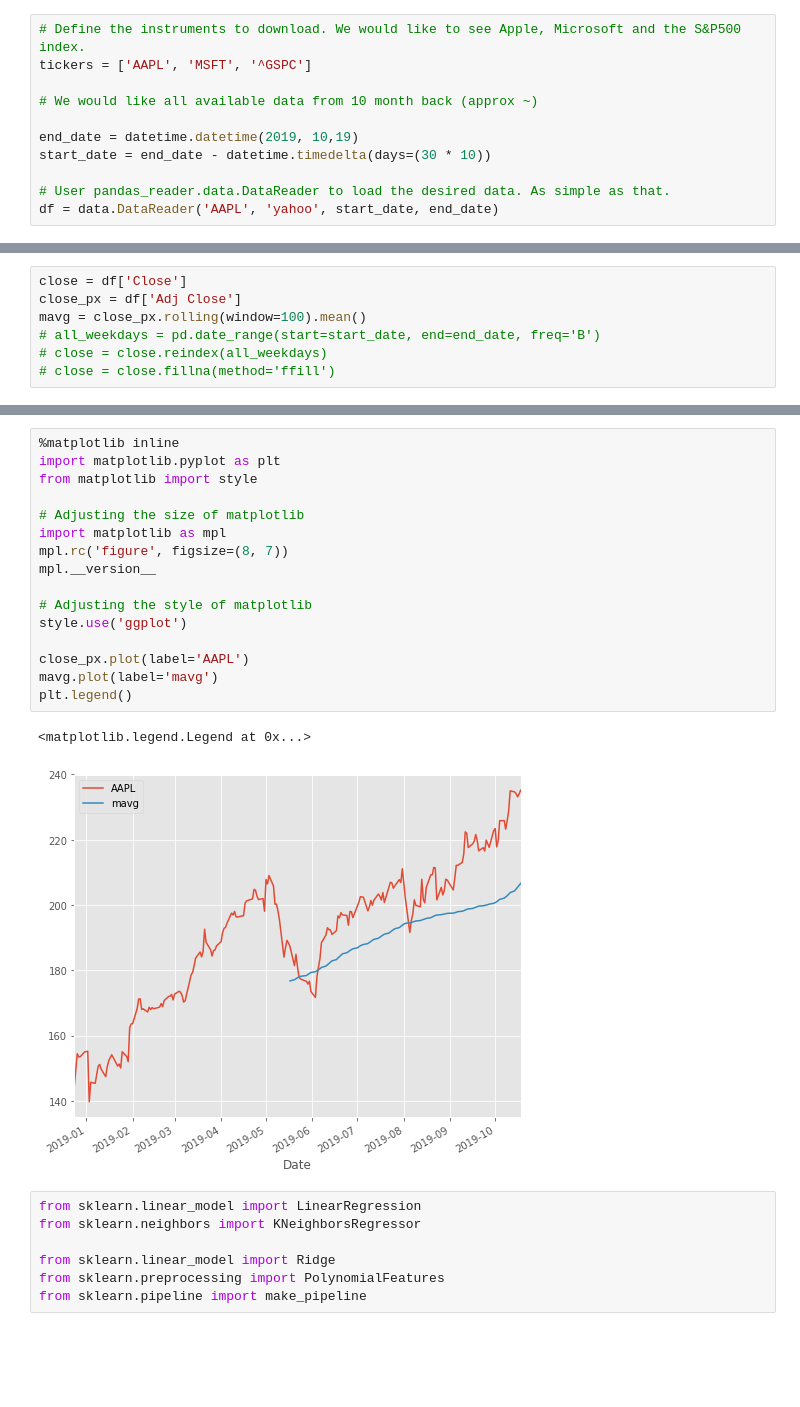
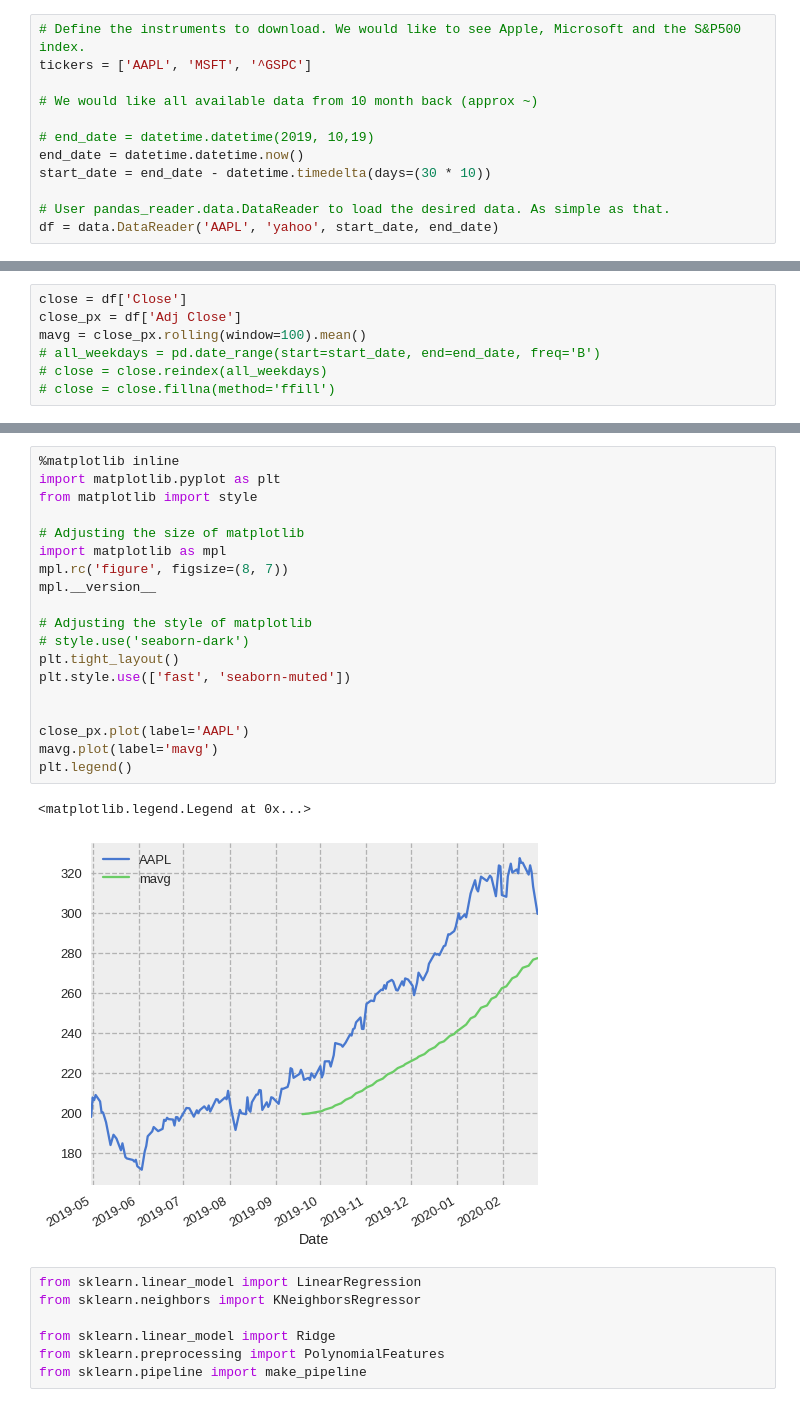
Before and after one commit to vaibhavCodian/Predictoor, a Jupyter notebook: model/Get & Preprocess_stock.ipynb, the cells around one changed output, grey strips where cells are left out. Cells and saved outputs as stored; diff of their text form; blank space fills up the shorter version.

```diff
--- a/model/Get & Preprocess_stock.ipynb
+++ b/model/Get & Preprocess_stock.ipynb
@@ -9,7 +9,8 @@ tickers = ['AAPL', 'MSFT', '^GSPC']
 
 # We would like all available data from 10 month back (approx ~)
 
-end_date = datetime.datetime(2019, 10,19)
+# end_date = datetime.datetime(2019, 10,19)
+end_date = datetime.datetime.now()
 start_date = end_date - datetime.timedelta(days=(30 * 10))
 
 # User pandas_reader.data.DataReader to load the desired data. As simple as that.
@@ -43,22 +64,25 @@ Name: Close, dtype: float64
 # %%
 %matplotlib inline
 import matplotlib.pyplot as plt
 from matplotlib import style
 
 # Adjusting the size of matplotlib
 import matplotlib as mpl
 mpl.rc('figure', figsize=(8, 7))
 mpl.__version__
 
 # Adjusting the style of matplotlib
-style.use('ggplot')
+# style.use('seaborn-dark')
+plt.tight_layout()
+plt.style.use(['fast', 'seaborn-muted'])
+
 
 close_px.plot(label='AAPL')
 mavg.plot(label='mavg')
 plt.legend()
 # %% [output]
 <matplotlib.legend.Legend at 0x...>
-[figure, old version]
+[figure, new version]
 # %%
 from sklearn.linear_model import LinearRegression
 from sklearn.neighbors import KNeighborsRegressor
```
Also changed, not shown: parts of 6 cells of this notebook, 13 other files.
